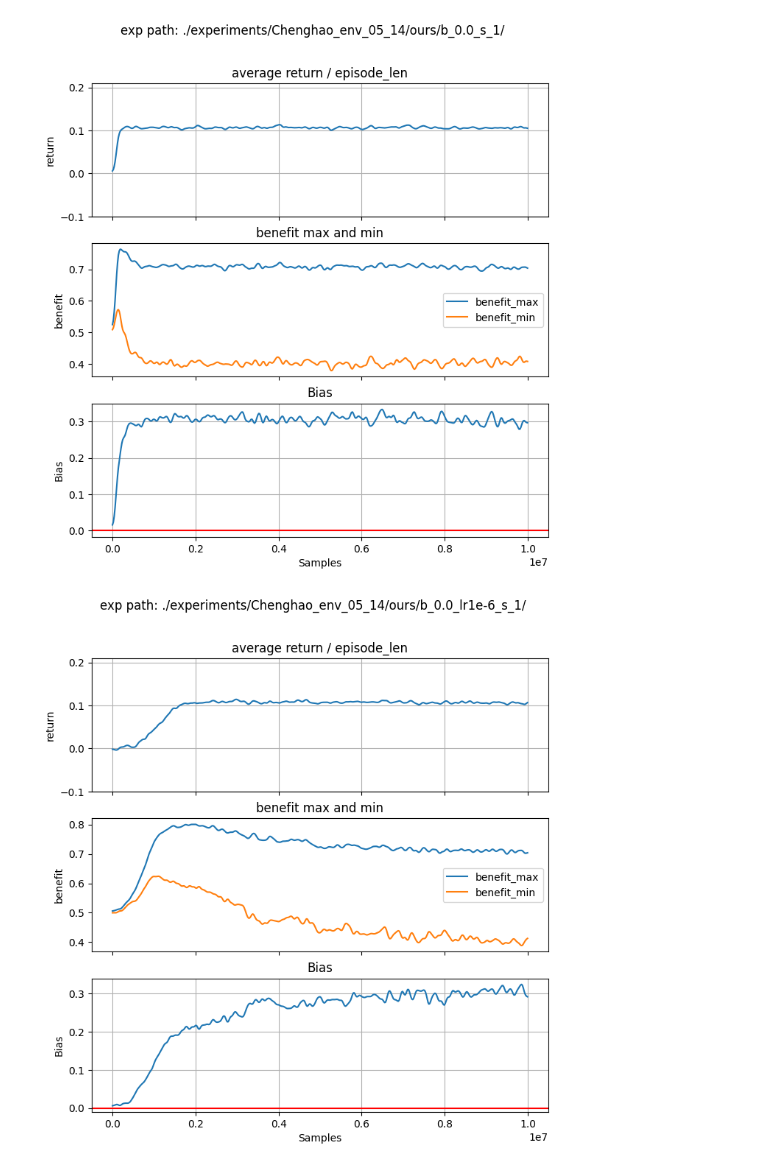
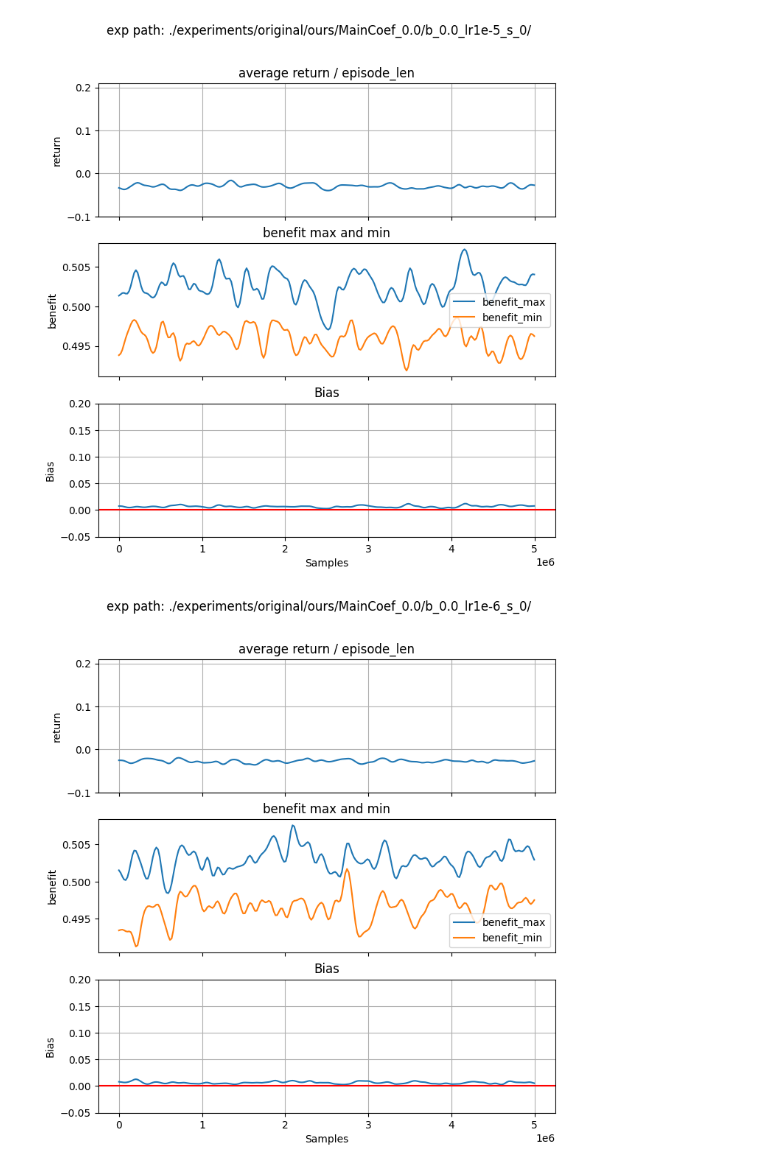
Before and after one commit to Yuancheng-Xu/ELBERT, a Jupyter notebook: lending_experiment/plot_xyc.ipynb, the cells around one changed output. Drawn from its saved outputs; the diff is of its cells as text; code cells hidden in the pictures.

```diff
--- a/lending_experiment/plot_xyc.ipynb
+++ b/lending_experiment/plot_xyc.ipynb
@@ -55,19 +55,19 @@ def plot_return_bias(exp_path, save=True, smooth=-1):
     ax3.axhline(y=0, color='r', linestyle='-')
     ax3.set_title('Bias')
     ax3.ticklabel_format(axis='x', style='sci', scilimits=(0,0))
-#     ax3.set_ylim(-0.05,0.2)
+    ax3.set_ylim(-0.05,0.2)
     ax3.grid()
     if save:
-        fig.savefig(os.path.join(EXP_DIR,exp_path,'result.png'))
+        fig.savefig(os.path.join(exp_path,'result.png'))
     else:
         fig.show()
 # %%
-seed = 0
-method_list = ['APPO','RPPO','GPPO']
+# seed = 0
+# method_list = ['APPO','RPPO','GPPO']
 
-for method in method_list:
-      exp_path_base = './experiments/Chenghao_env_05_14/{}/_s_{}/'.format(method,seed)
-      plot_return_bias(exp_path_base,save=False, smooth = 2)
+# for method in method_list:
+#       exp_path_base = './experiments/Chenghao_env_05_14/{}/_s_{}/'.format(method,seed)
+#       plot_return_bias(exp_path_base,save=False, smooth = 2)
 
-      exp_path_base = './experiments/Chenghao_env_05_14/{}/_lr1e-6_s_{}/'.format(method,seed)
-      plot_return_bias(exp_path_base,save=False, smooth = 2)
+#       exp_path_base = './experiments/Chenghao_env_05_14/{}/_lr1e-6_s_{}/'.format(method,seed)
+#       plot_return_bias(exp_path_base,save=False, smooth = 2)
@@ -81,13 +74,20 @@ for method in method_list:
 # %%
-seed = 1
+seed = 0
 b_list = [0,200,1000,2000]
+save_fig = False
 
 for b in b_list:
-      exp_path_base = './experiments/Chenghao_env_05_14/ours/b_{}.0_s_{}/'.format(b,seed)
-      plot_return_bias(exp_path_base,save=False, smooth = 2)
+      # exp_path_base = './experiments/Chenghao_env_05_14/ours/MainCoef_0.0/b_{}.0_lr1e-5_s_{}/'.format(b,seed)
+      # plot_return_bias(exp_path_base,save=save_fig, smooth = 2)
 
-      exp_path_base = './experiments/Chenghao_env_05_14/ours/b_{}.0_lr1e-6_s_{}/'.format(b,seed)
-      plot_return_bias(exp_path_base,save=False, smooth = 2)
+      # exp_path_base = './experiments/Chenghao_env_05_14/ours/MainCoef_0.0/b_{}.0_lr1e-6_s_{}/'.format(b,seed)
+      # plot_return_bias(exp_path_base,save=save_fig, smooth = 2)
+
+      exp_path_base = './experiments/original/ours/MainCoef_0.0/b_{}.0_lr1e-5_s_{}/'.format(b,seed)
+      plot_return_bias(exp_path_base,save=save_fig, smooth = 2)
+
+      exp_path_base = './experiments/original/ours/MainCoef_0.0/b_{}.0_lr1e-6_s_{}/'.format(b,seed)
+      plot_return_bias(exp_path_base,save=save_fig, smooth = 2)
 # %% [output]
-[figure, old version]
+[figure, new version]
-[figure, old version]
+[figure, new version]
```
Also changed, not shown: parts of 2 cells of this notebook, 8 other files.
